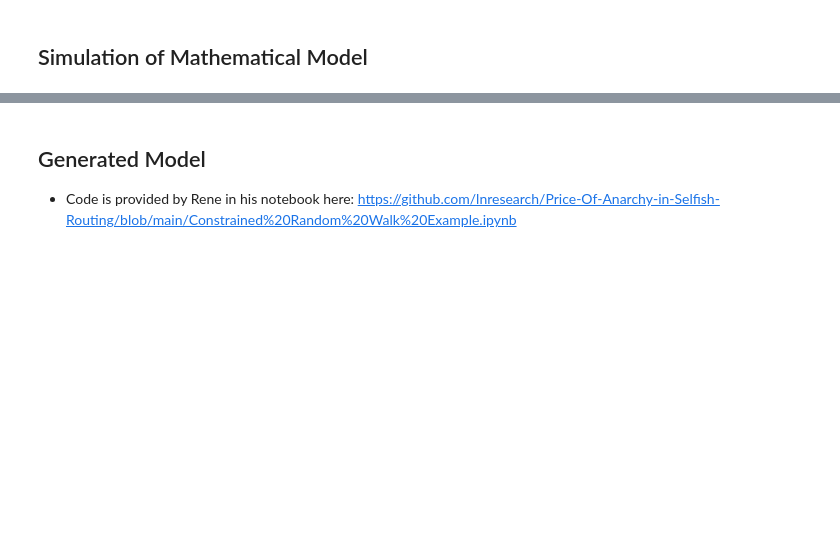
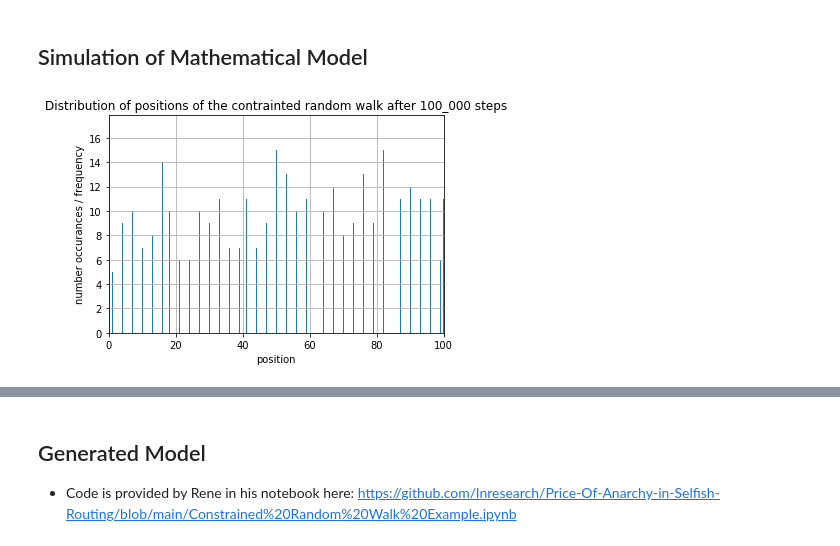
Before and after one commit to lnresearch/Price-Of-Anarchy-in-Selfish-Routing, a Jupyter notebook: Clipped Non-Geometric Random Walk.ipynb, the cells around one changed output, grey strips where cells are left out. Drawn from its saved outputs; the diff is of its cells as text; code cells hidden in the pictures; blank space fills up the shorter version.

```diff
--- a/Clipped Non-Geometric Random Walk.ipynb
+++ b/Clipped Non-Geometric Random Walk.ipynb
@@ -21,3 +52,33 @@ import numpy as np
 import pandas as pd
 import random
 from matplotlib import pyplot as plt
+# %%
+number_of_steps = 100_000
+capacity = 100
+position = 0
+go_right = 0.5
+go_left = 1 - go_right
+# %%
+number_of_walks = 1_000
+
+positions={n:[] for n in range(number_of_steps)}
+
+for i in range(number_of_walks):
+    position=50#int(random.random()*capacity+0.5)
+    for step in range(number_of_steps):
+        p = random.random()
+        if p < go_right and position < capacity:
+            position +=1
+        if p >= go_right and position > 0:
+            position -= 1
+        positions[step].append(position)
+# %%
+plt.title("Distribution of positions of the contrainted random walk after 100_000 steps")
+plt.hist(positions[number_of_steps-1],bins=1000)
+plt.grid()
+plt.xlim(0,100)
+plt.xlabel("position")
+plt.ylabel("number occurances / frequency")
+plt.show()
+# %% [output]
+[figure, added]
```
Also changed, not shown: parts of 17 cells of this notebook.
